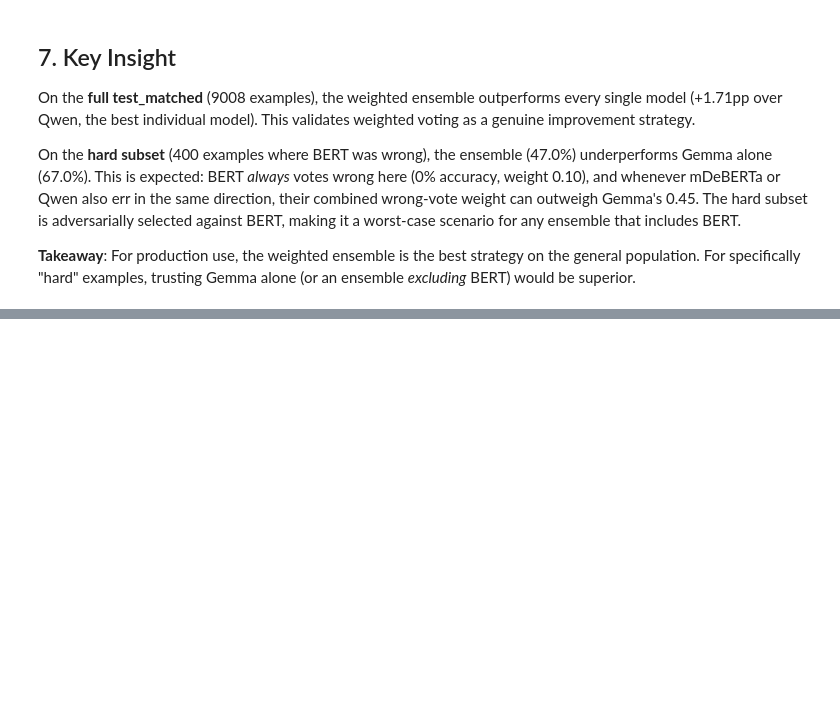
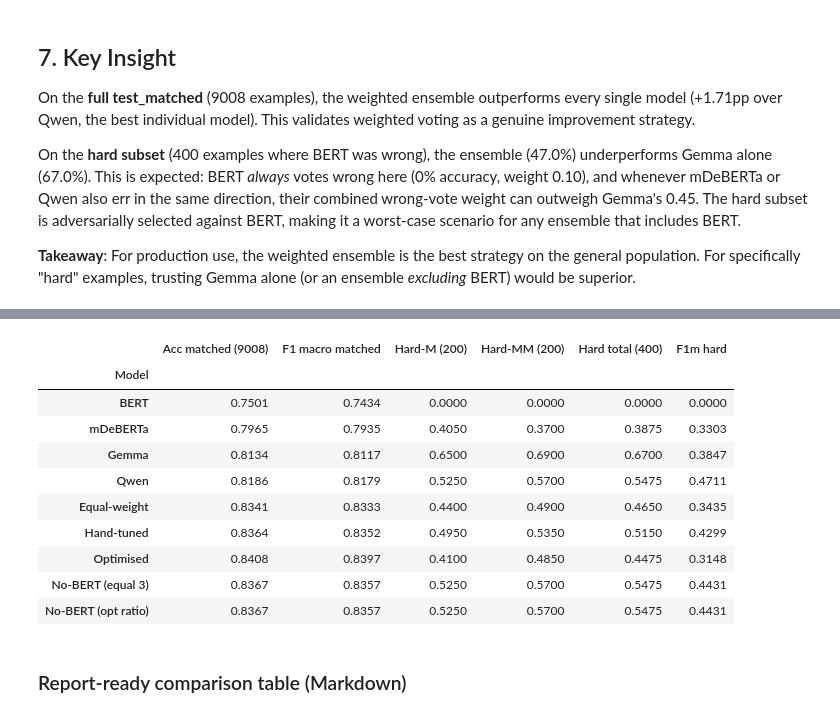
Before and after one commit to yilmazzey/NLP-NLI, a Jupyter notebook: ensemble/ensemble_attempt.ipynb, the cells around one changed output, grey strips where cells are left out. Cells and saved outputs as stored; diff of their text form; code cells hidden in the pictures; blank space fills up the shorter version.

```diff
--- a/ensemble/ensemble_attempt.ipynb
+++ b/ensemble/ensemble_attempt.ipynb
@@ -358,0 +957,63 @@ On the **hard subset** (400 examples where BERT was wrong), the ensemble (47.0%)
+# %%
+from sklearn.metrics import confusion_matrix, classification_report
+
+CONFIGS = {
+    "BERT":               {"bert": 1.0,  "mdeberta": 0.0,   "gemma": 0.0,   "qwen": 0.0},
+    "mDeBERTa":           {"bert": 0.0,  "mdeberta": 1.0,   "gemma": 0.0,   "qwen": 0.0},
+    "Gemma":              {"bert": 0.0,  "mdeberta": 0.0,   "gemma": 1.0,   "qwen": 0.0},
+    "Qwen":               {"bert": 0.0,  "mdeberta": 0.0,   "gemma": 0.0,   "qwen": 1.0},
+    "Equal-weight":       {"bert": 0.25, "mdeberta": 0.25,  "gemma": 0.25,  "qwen": 0.25},
+    "Hand-tuned":         {"bert": 0.10, "mdeberta": 0.15,  "gemma": 0.30,  "qwen": 0.45},
+    "Optimised":          {"bert": 0.25, "mdeberta": 0.12,  "gemma": 0.26,  "qwen": 0.37},
+    "No-BERT (equal 3)":  {"bert": 0.0,  "mdeberta": 0.333, "gemma": 0.333, "qwen": 0.334},
+    "No-BERT (opt ratio)":{"bert": 0.0,  "mdeberta": 0.16,  "gemma": 0.35,  "qwen": 0.49},
+}
+
+
+def eval_config(w_dict, oh, gold):
+    w = np.array([w_dict[m] for m in MODEL_ORDER])
+    scores = np.einsum("m,mnc->nc", w, oh)
+    preds = np.argmax(scores, axis=1)
+    acc = (preds == gold).mean()
+    f1s = fast_f1_per_class(gold, preds)
+    return acc, f1s.mean(), f1s, preds
+
+
+report_rows = []
+for name, w in CONFIGS.items():
+    acc_full, f1m_full, _, _ = eval_config(w, oh_full, gold_full)
+    acc_hm,  _, _, _ = eval_config(w, oh_hard[:, matched_mask.values, :],    true_hard[matched_mask.values])
+    acc_hmm, _, _, _ = eval_config(w, oh_hard[:, mismatched_mask.values, :], true_hard[mismatched_mask.values])
+    acc_h, f1m_h, f1s_h, _ = eval_config(w, oh_hard, true_hard)
+
+    report_rows.append({
+        "Model": name,
+        "Acc matched (9008)": acc_full,
+        "F1 macro matched": f1m_full,
+        "Hard-M (200)": acc_hm,
+        "Hard-MM (200)": acc_hmm,
+        "Hard total (400)": acc_h,
+        "F1m hard": f1m_h,
+    })
+
+report_df = pd.DataFrame(report_rows).set_index("Model")
+
+fmt_pct = lambda v: f"{v*100:.2f}%" if abs(v) > 0.001 else "0.0%"
+styled = report_df.style.format("{:.4f}").background_gradient(
+    subset=["Acc matched (9008)", "Hard total (400)"], cmap="Greens", vmin=0.3, vmax=0.85
+)
+styled
+# %% [output]
+|  | Acc matched (9008) | F1 macro matched | Hard-M (200) | Hard-MM (200) | Hard total (400) | F1m hard |
+| Model |  |  |  |  |  |  |
+| BERT | 0.7501 | 0.7434 | 0.0000 | 0.0000 | 0.0000 | 0.0000 |
+| mDeBERTa | 0.7965 | 0.7935 | 0.4050 | 0.3700 | 0.3875 | 0.3303 |
+| Gemma | 0.8134 | 0.8117 | 0.6500 | 0.6900 | 0.6700 | 0.3847 |
+| Qwen | 0.8186 | 0.8179 | 0.5250 | 0.5700 | 0.5475 | 0.4711 |
+| Equal-weight | 0.8341 | 0.8333 | 0.4400 | 0.4900 | 0.4650 | 0.3435 |
+| Hand-tuned | 0.8364 | 0.8352 | 0.4950 | 0.5350 | 0.5150 | 0.4299 |
+| Optimised | 0.8408 | 0.8397 | 0.4100 | 0.4850 | 0.4475 | 0.3148 |
+| No-BERT (equal 3) | 0.8367 | 0.8357 | 0.5250 | 0.5700 | 0.5475 | 0.4431 |
+| No-BERT (opt ratio) | 0.8367 | 0.8357 | 0.5250 | 0.5700 | 0.5475 | 0.4431 |
+# %% [markdown]
+### Report-ready comparison table (Markdown)
```
Also changed, not shown: parts of 24 cells of this notebook, 10 other files.
